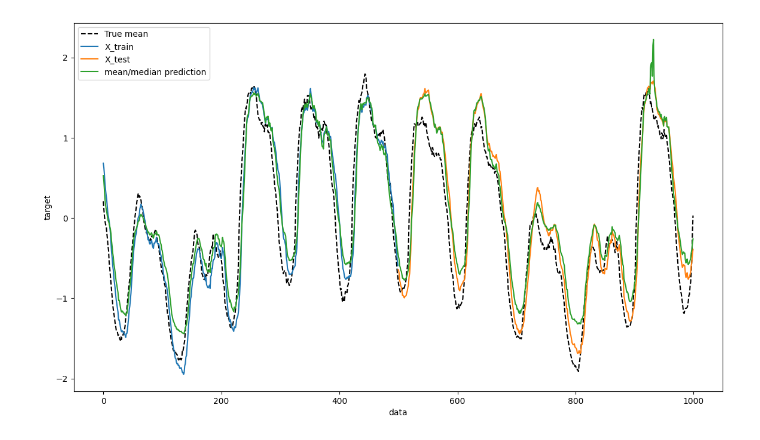
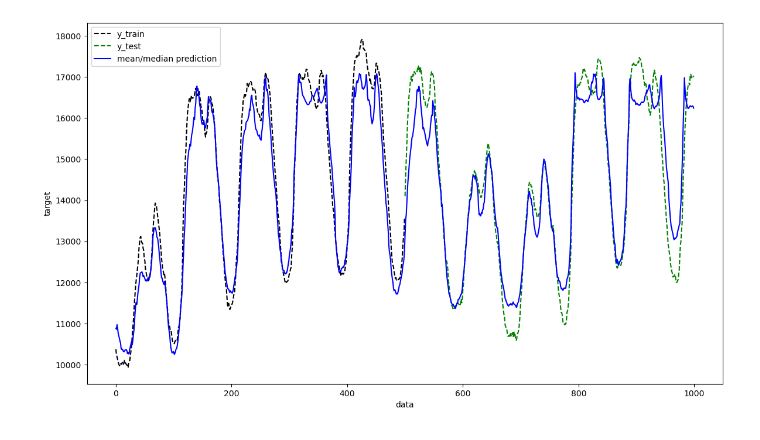
Before and after one commit to MischaDy/electricity-uq, a Jupyter notebook: laplace_bugfix_test3.ipynb, the cells around one changed output. Drawn from its saved outputs; the diff is of its cells as text; code cells hidden in the pictures.

```diff
--- a/laplace_bugfix_test3.ipynb
+++ b/laplace_bugfix_test3.ipynb
@@ -6,10 +6,13 @@ from sklearn.model_selection import train_test_split
 import pandas as pd
 
 
-def _df_to_tensor(df: pd.DataFrame, dtype=float) -> torch.Tensor:
+def df_to_tensor(df: pd.DataFrame, dtype=float) -> torch.Tensor:
     return torch.Tensor(df.to_numpy(dtype=dtype))
 
-def get_data(_n_points_per_group,filepath="data.pkl",input_cols=None,output_cols=None,return_full_data=False,):
+def arr_to_tensor(arr):
+    return torch.Tensor(arr).float()
+
+def get_data(_n_points_per_group=None, filepath="data.pkl",input_cols=None,output_cols=None,return_full_data=False,):
     if input_cols is None:
         input_cols = [
             "load_last_week",
@@ -28,8 +31,9 @@ def get_data(_n_points_per_group,filepath="data.pkl",input_cols=None,output_cols
     # X = df[input_cols].iloc[mid - _n_points_per_group: mid + _n_points_per_group]
     # y = df[output_cols].iloc[mid - _n_points_per_group: mid + _n_points_per_group]
     print('full size:', df.size)
-    X = df[input_cols].iloc[: 2*_n_points_per_group]
-    y = df[output_cols].iloc[: 2*_n_points_per_group]
+    lim = 2*_n_points_per_group if _n_points_per_group is not None else -1
+    X = df[input_cols].iloc[:lim]
+    y = df[output_cols].iloc[:lim]
 
     X_train, X_test, y_train, y_test = train_test_split(
         X, y, test_size=0.5, shuffle=False
@@ -37,6 +41,13 @@ def get_data(_n_points_per_group,filepath="data.pkl",input_cols=None,output_cols
     if return_full_data:
         return X_train, X_test, y_train, y_test, X, y
     return X_train, X_test, y_train, y_test
+
+
+def standardize(train_data, *arrays_to_standardize):
+    # todo: also return scaler?
+    scaler = StandardScaler()
+    scaler.fit(train_data)
+    return map(scaler.transform, [train_data, *arrays_to_standardize])
 # %%
 from sklearn.preprocessing import StandardScaler
 
@@ -280,44 +251,36 @@ test(X, base_model)
 # %%
-# PLOTS
-# plot_training_progress(train_losses, test_losses)
-
+# PLOTS ONLY
 
 def plot_base_performance2(y_preds):
     num_train_steps, num_test_steps = X_train.shape[0], X_test.shape[0]
 
     x_plot_train = np.arange(num_train_steps)
     x_plot_full = np.arange(num_train_steps + num_test_steps)
     x_plot_test = np.arange(num_train_steps, num_train_steps + num_test_steps)
     x_plot_uq = x_plot_full
 
     fig, ax = plt.subplots(nrows=1, ncols=1, figsize=(14, 8))
 
-    ax.plot(x_plot_full, y, color="black", linestyle="dashed", label="True mean")
-    # ax.scatter(x_plot_train, y_train, color="black", marker="o", alpha=0.8, label="training points", )
+    # ax.plot(x_plot_train, X_train, label='X_train')
+    # ax.plot(x_plot_test, X_test, label='X_test')
+    ax.plot(x_plot_train, y_train, label='y_train', linestyle="dashed", color="black")
+    ax.plot(x_plot_test, y_test, label='y_test', linestyle="dashed", color="green")
 
-    ax.plot(x_plot_train, X_train, label='X_train')
-    ax.plot(x_plot_test, X_test, label='X_test')
-    # ax.plot(x_plot_train, y_train, label='y_train')
-    # ax.plot(x_plot_test, y_test, label='y_test')
-
-    ax.plot(x_plot_uq, y_preds, label=f"mean/median prediction")#, color="green", )
+    ax.plot(x_plot_uq, y_preds, label=f"mean/median prediction", color="blue")
 
     ax.legend()
     ax.set_xlabel("data")
     ax.set_ylabel("target")
-
-    # ymin, ymax = -1, 1
-    # ax.set_ylim([ymin, ymax])
 
     plt.show()
 
 
 def test2(X, base_model):
     X_input = X.detach()
     y_preds = base_model(X_input).detach()
     plot_base_performance2(y_preds)
 
 
 test2(X, base_model)
 # %% [output]
-[figure, old version]
+[figure, new version]
```
Also changed, not shown: parts of 4 cells of this notebook, 1 other file.
